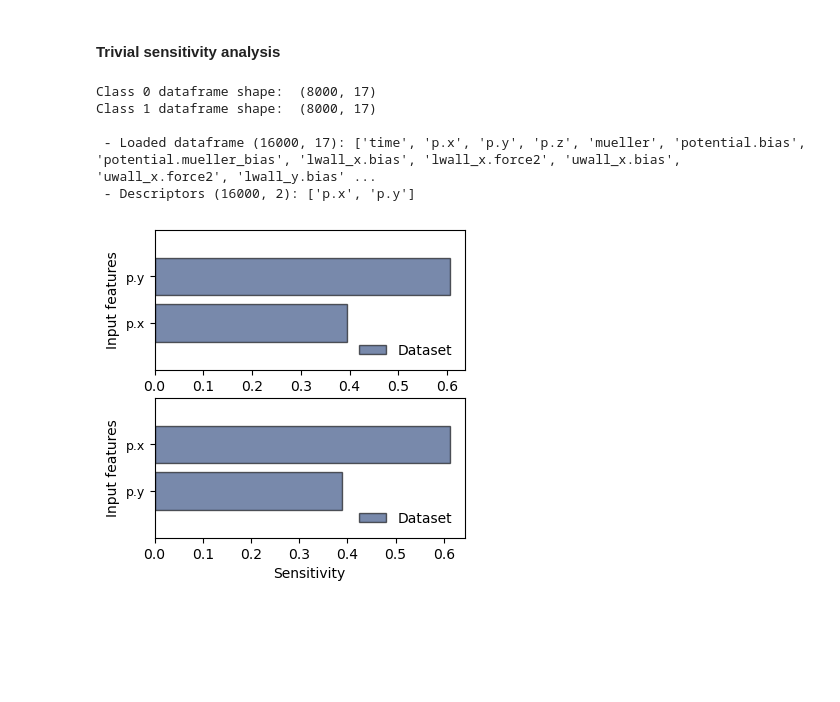
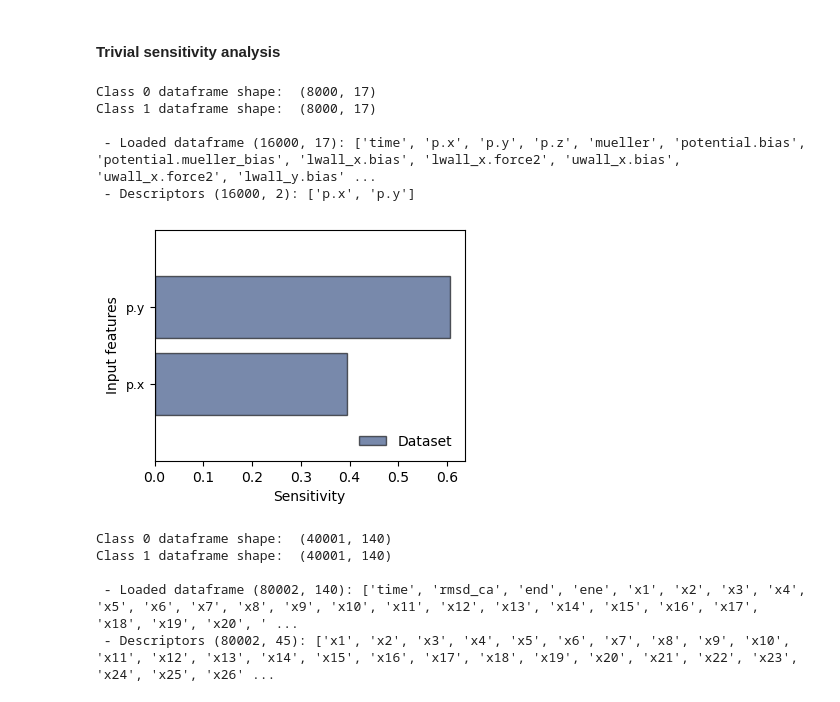
Before and after one commit to CSIprinceton/workshop-june-2024, a Jupyter notebook: hands-on-sessions/day-3-COMMITTOR/4_analysis/analysis.ipynb, the cells around one changed output. Cells and saved outputs as stored; diff of their text form; code cells hidden in the pictures; blank space fills up the shorter version.

Commit message:
Added chignolin sensitivity draft

```diff
--- a/hands-on-sessions/day-3-COMMITTOR/4_analysis/analysis.ipynb
+++ b/hands-on-sessions/day-3-COMMITTOR/4_analysis/analysis.ipynb
@@ -10,42 +14,49 @@ reference_committor_model = torch.jit.load('../3_committor/model_committor_refer
 # %%
 n_states = 2
 from mlcolvar.utils.io import create_dataset_from_files
 
 filenames = ["../1_enhanced_sampling/simulations/unbiased_sims/A/COLVAR",
              "../1_enhanced_sampling/simulations/unbiased_sims/B/COLVAR",]
 
 dataset, dataframe = create_dataset_from_files(file_names=filenames,
                                                create_labels = True,
                                                filter_args={'regex': 'p.x|p.y'},
                                                return_dataframe=True,
                                                stop = 8000,
                                                stride=1)
 
 
 from mlcolvar.explain import sensitivity_analysis
 
-test = torch.jit.load('../3_committor/models/model_0_q.pt')
+trained_model = torch.jit.load('../3_committor/models/model_0_q.pt')
 
-fig, axs = plt.subplots(2,1,figsize=(4,4))
-results = sensitivity_analysis(test,
+fig, ax = plt.subplots(1,1,figsize=(4,3))
+results = sensitivity_analysis(trained_model,
                                dataset,
                                metric="mean_abs_val",   # metric to use to compute the sensitivity per feature (e.g. mean absolute value or root mean square)
                                feature_names=None,      # by default, they will be taken from `dataset.feature_names`
                                per_class=False,         # whether to do per-class statistics
                                plot_mode='barh',
-                               ax = axs[0])
-
-results = sensitivity_analysis(reference_committor_model,
-                               dataset,
-                               metric="mean_abs_val",   # metric to use to compute the sensitivity per feature (e.g. mean absolute value or root mean square)
-                               feature_names=None,      # by default, they will be taken from `dataset.feature_names`
-                               per_class=False,         # whether to do per-class statistics
-                               plot_mode='barh',
-                               ax = axs[1])
+                               ax = ax)
 # %% [output]
 Class 0 dataframe shape:  (8000, 17)
 Class 1 dataframe shape:  (8000, 17)
 
  - Loaded dataframe (16000, 17): ['time', 'p.x', 'p.y', 'p.z', 'mueller', 'potential.bias', 'potential.mueller_bias', 'lwall_x.bias', 'lwall_x.force2', 'uwall_x.bias', 'uwall_x.force2', 'lwall_y.bias' ...
  - Descriptors (16000, 2): ['p.x', 'p.y']
-[figure, old version]
+[figure, new version]
+# %%
+filenames = ['https://raw.githubusercontent.com/alphatestK/Committor/main/chignolin/data/COLVAR.9.u',
+             'https://raw.githubusercontent.com/alphatestK/Committor/main/chignolin/data/COLVAR.9.f']
+
+dataset, dataframe = create_dataset_from_files(file_names=filenames,
+                                               create_labels = True,
+                                               filter_args={'regex' : 'x[1-9]|x[1-4][0-9]'},
+                                               return_dataframe=True,
+                                               stride=1)
+# %% [output]
+Class 0 dataframe shape:  (40001, 140)
+Class 1 dataframe shape:  (40001, 140)
+
+ - Loaded dataframe (80002, 140): ['time', 'rmsd_ca', 'end', 'ene', 'x1', 'x2', 'x3', 'x4', 'x5', 'x6', 'x7', 'x8', 'x9', 'x10', 'x11', 'x12', 'x13', 'x14', 'x15', 'x16', 'x17', 'x18', 'x19', 'x20', ' ...
+ - Descriptors (80002, 45): ['x1', 'x2', 'x3', 'x4', 'x5', 'x6', 'x7', 'x8', 'x9', 'x10', 'x11', 'x12', 'x13', 'x14', 'x15', 'x16', 'x17', 'x18', 'x19', 'x20', 'x21', 'x22', 'x23', 'x24', 'x25', 'x26' ...
```
Also changed, not shown: parts of 6 cells of this notebook, 2 other files.
